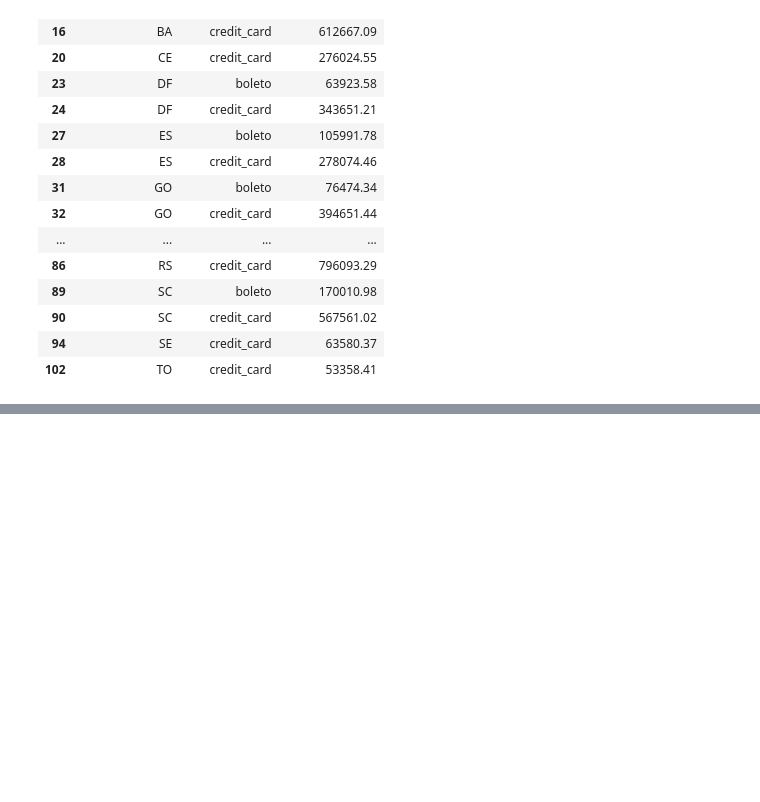
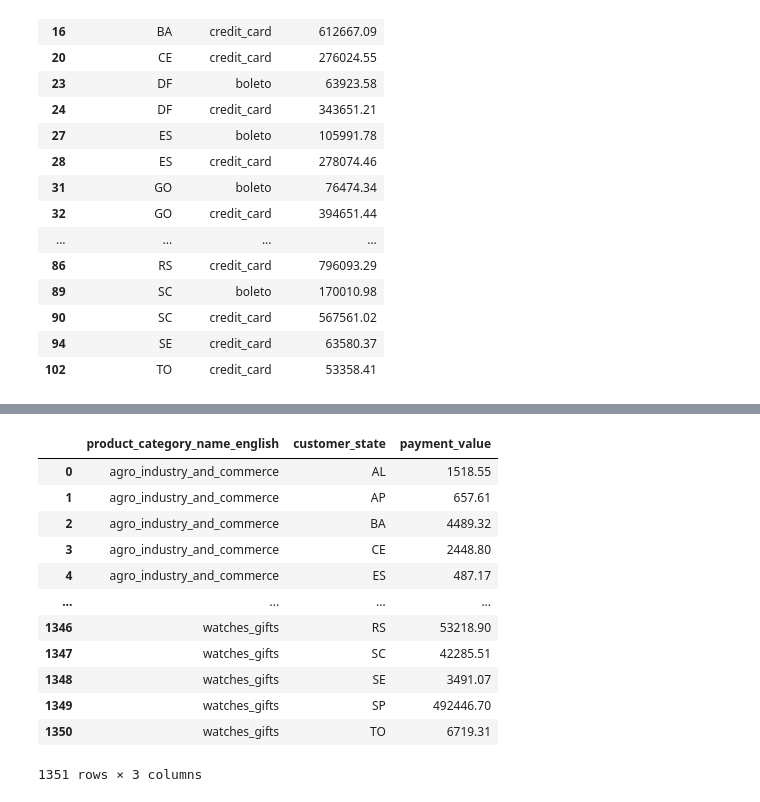
Before and after one commit to nikel4610/Deeplearning_more, a Jupyter notebook: datawithsql/0817/mini.ipynb, the cells around one changed output, grey strips where cells are left out. Saved outputs shown, nothing was run; the diff lists cells and outputs as text; code cells hidden in the pictures; blank space fills up the shorter version.

```diff
--- a/datawithsql/0817/mini.ipynb
+++ b/datawithsql/0817/mini.ipynb
@@ -269,0 +286,18 @@ products_state_payment_value.iplot(kind = 'heatmap', x = 'customer_state', y = '
+# %%
+products_category = products.groupby(['product_category_name_english', 'customer_state'])['payment_value'].sum()
+products_category = products_category.reset_index()
+products_category
+# %% [output]
+|  | product_category_name_english | customer_state | payment_value |
+| 0 | agro_industry_and_commerce | AL | 1518.55 |
+| 1 | agro_industry_and_commerce | AP | 657.61 |
+| 2 | agro_industry_and_commerce | BA | 4489.32 |
+| 3 | agro_industry_and_commerce | CE | 2448.80 |
+| 4 | agro_industry_and_commerce | ES | 487.17 |
+| ... | ... | ... | ... |
+| 1346 | watches_gifts | RS | 53218.90 |
+| 1347 | watches_gifts | SC | 42285.51 |
+| 1348 | watches_gifts | SE | 3491.07 |
+| 1349 | watches_gifts | SP | 492446.70 |
+| 1350 | watches_gifts | TO | 6719.31 |
+1351 rows × 3 columns
```
Also changed, not shown: parts of 4 cells of this notebook.
